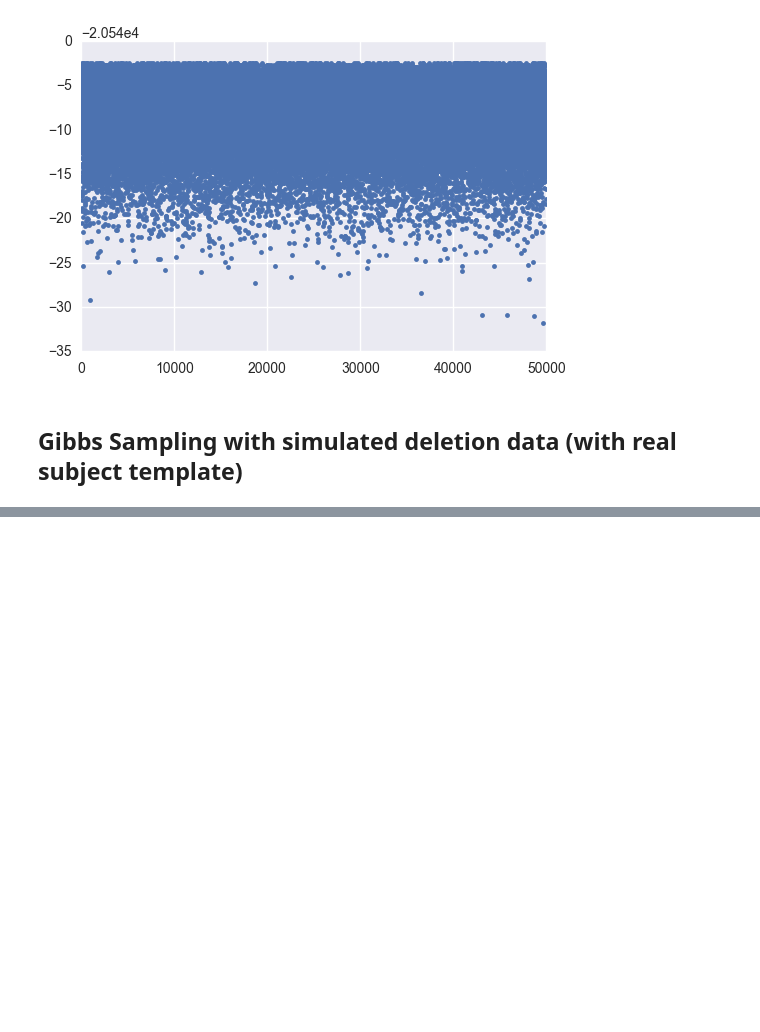
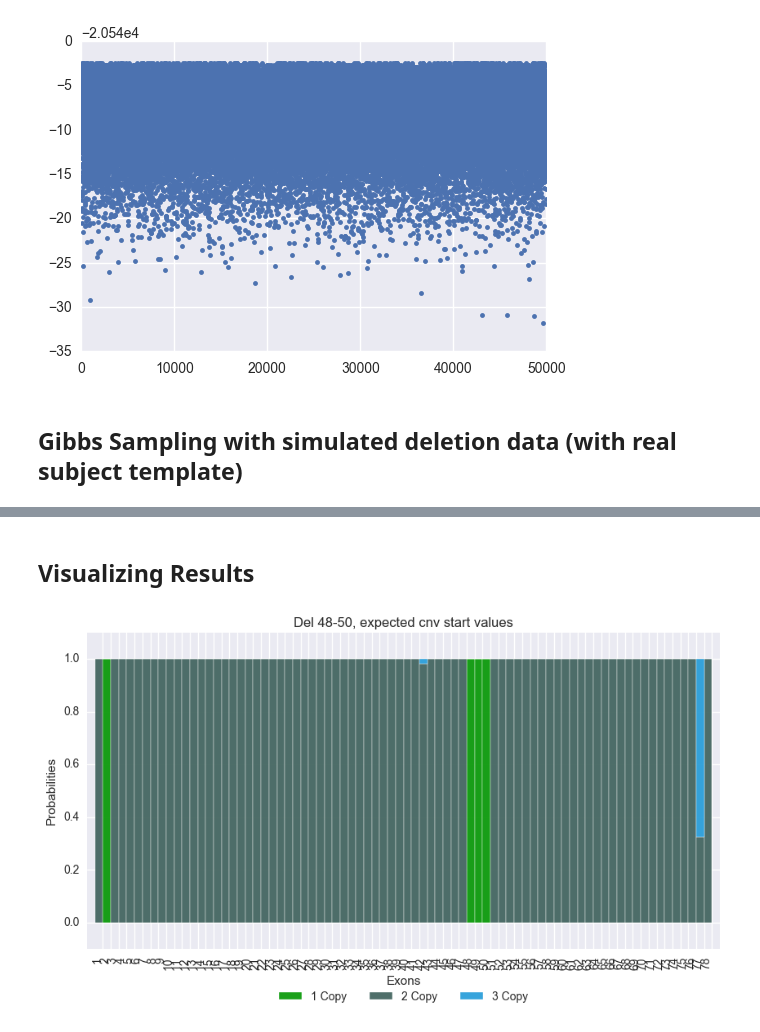
Before and after one commit to vkozareva/geneCNV, a Jupyter notebook: notebooks/Gibbs_sampling_CNV_detection.ipynb, the cells around one changed output, grey strips where cells are left out. Drawn from its saved outputs; the diff is of its cells as text; code cells hidden in the pictures; blank space fills up the shorter version.

```diff
--- a/notebooks/Gibbs_sampling_CNV_detection.ipynb
+++ b/notebooks/Gibbs_sampling_CNV_detection.ipynb
@@ -239,0 +408,45 @@ plt.show
+# %%
+# reference: http://chrisalbon.com/python/matplotlib_percentage_stacked_bar_plot.html
+def create_stacked_bars(df, title):
+    # Create a figure with a single subplot
+    f, ax = plt.subplots(1, figsize=(10,5))
+
+    # Set bar width at 1
+    bar_width = 1
+
+    # positions of the left bar-boundaries
+    bar_l = [i for i in range(len(df['copy_1']))]
+
+    # positions of the x-axis ticks (center of the bars as bar labels)
+    tick_pos = [i + bar_width for i in bar_l]
+
+    # loop through these later
+    # Create a bar chart in position bar_1
+    ax.bar(bar_l, df.copy_1, label='1 Copy', alpha=0.9, color='#019600', width=bar_width, edgecolor='white')
+
+    ax.bar(bar_l, df.copy_2, bottom=df.copy_1, label='2 Copy', alpha=0.9, color='#3C5F5A', width=bar_width,
+           edgecolor='white')
+
+    ax.bar(bar_l, df.copy_3, bottom=[i+j for i,j in zip(df.copy_1, df.copy_2)], label='3 Copy',
+           alpha=0.9, color='#219AD8', width=bar_width, edgecolor='white')
+
+    plt.xticks(tick_pos, df['Exon'])
+    ax.set_ylabel("Probabilities")
+    ax.set_xlabel("Exons")
+
+    plt.xlim([min(tick_pos)-2*bar_width, max(tick_pos)+bar_width])
+    plt.ylim(-0.1, 1.1)
+
+    # rotate axis labels
+    plt.setp(plt.gca().get_xticklabels(), rotation=90, horizontalalignment='right')
+    plt.legend(loc='upper center', bbox_to_anchor=(0.5, -0.1),
+               fancybox=True, shadow=True, ncol=3)
+    plt.title(title)
+    plt.show()
+# %% [markdown]
+## Visualizing Results
+# %%
+# note that this subject has a simulated deletion in exons 48-50 -- Gibbs sampler run with normed start values
+create_stacked_bars(gibbs_df_822R, 'Del 48-50, expected cnv start values')
+# %% [output]
+[figure, added]
```
Also changed, not shown: parts of 19 cells of this notebook, 1 other file.
